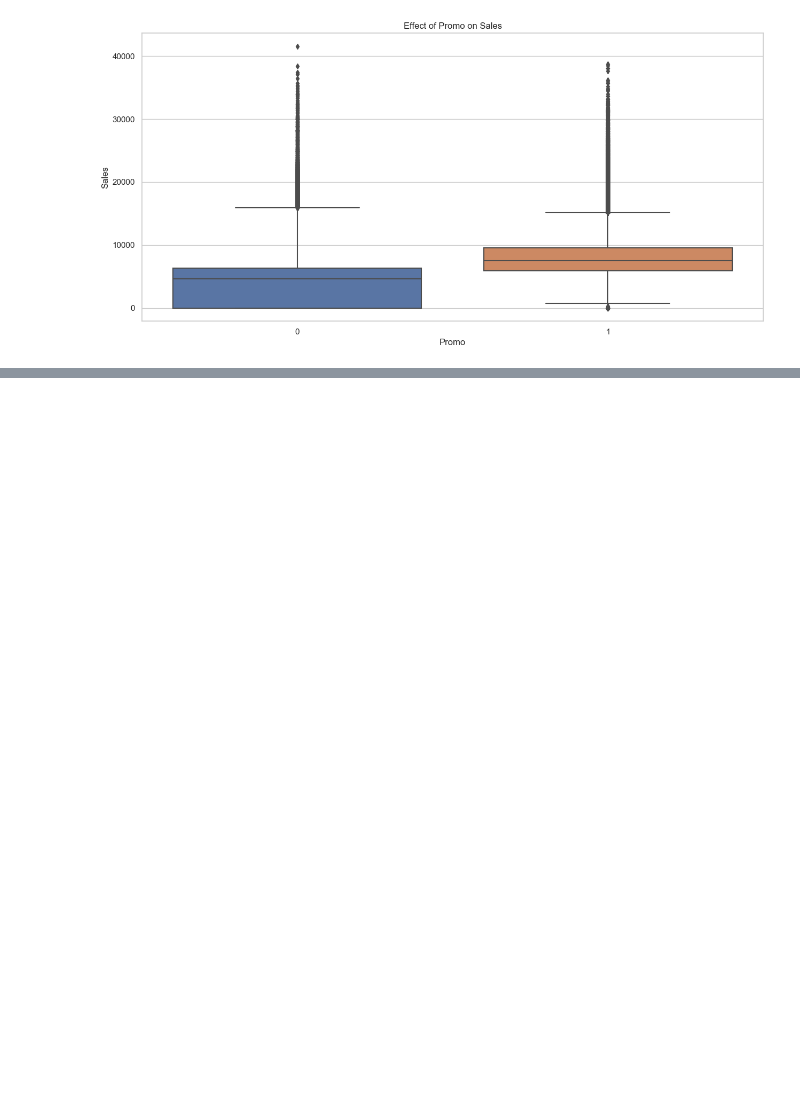
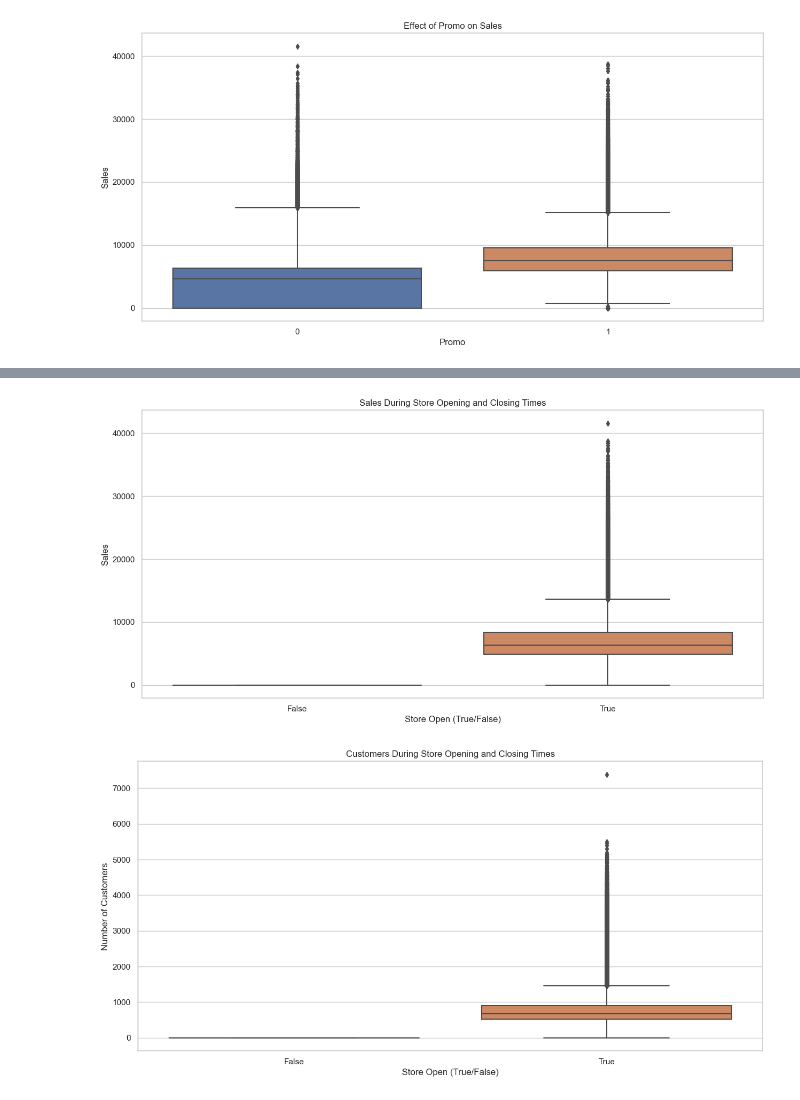
Before and after one commit to kebaHailu/Rossmann_Pharmaceuticals_ML, a Jupyter notebook: src/notebooks/Exploration of customer purchasing behavior.ipynb, the cells around one changed output, grey strips where cells are left out. Saved outputs shown, nothing was run; the diff lists cells and outputs as text; code cells hidden in the pictures; blank space fills up the shorter version.

```diff
--- a/src/notebooks/Exploration of customer purchasing behavior.ipynb
+++ b/src/notebooks/Exploration of customer purchasing behavior.ipynb
@@ -140,0 +168,20 @@ plt.show()
+# %%
+# Analyzing customer behavior during store opening and closing times
+train['Open'] = train['Open'].astype(bool)  # Convert Open to boolean for clarity
+plt.figure(figsize=(15, 7))
+sns.boxplot(x='Open', y='Sales', data=train)
+plt.title('Sales During Store Opening and Closing Times')
+plt.xlabel('Store Open (True/False)')
+plt.ylabel('Sales')
+plt.show()
+
+# Additionally, we can analyze the number of customers during these times
+plt.figure(figsize=(15, 7))
+sns.boxplot(x='Open', y='Customers', data=train)
+plt.title('Customers During Store Opening and Closing Times')
+plt.xlabel('Store Open (True/False)')
+plt.ylabel('Number of Customers')
+plt.show()
+# %% [output]
+[figure, added]
+[figure, added]
```
Also changed, not shown: parts of 3 cells of this notebook.
